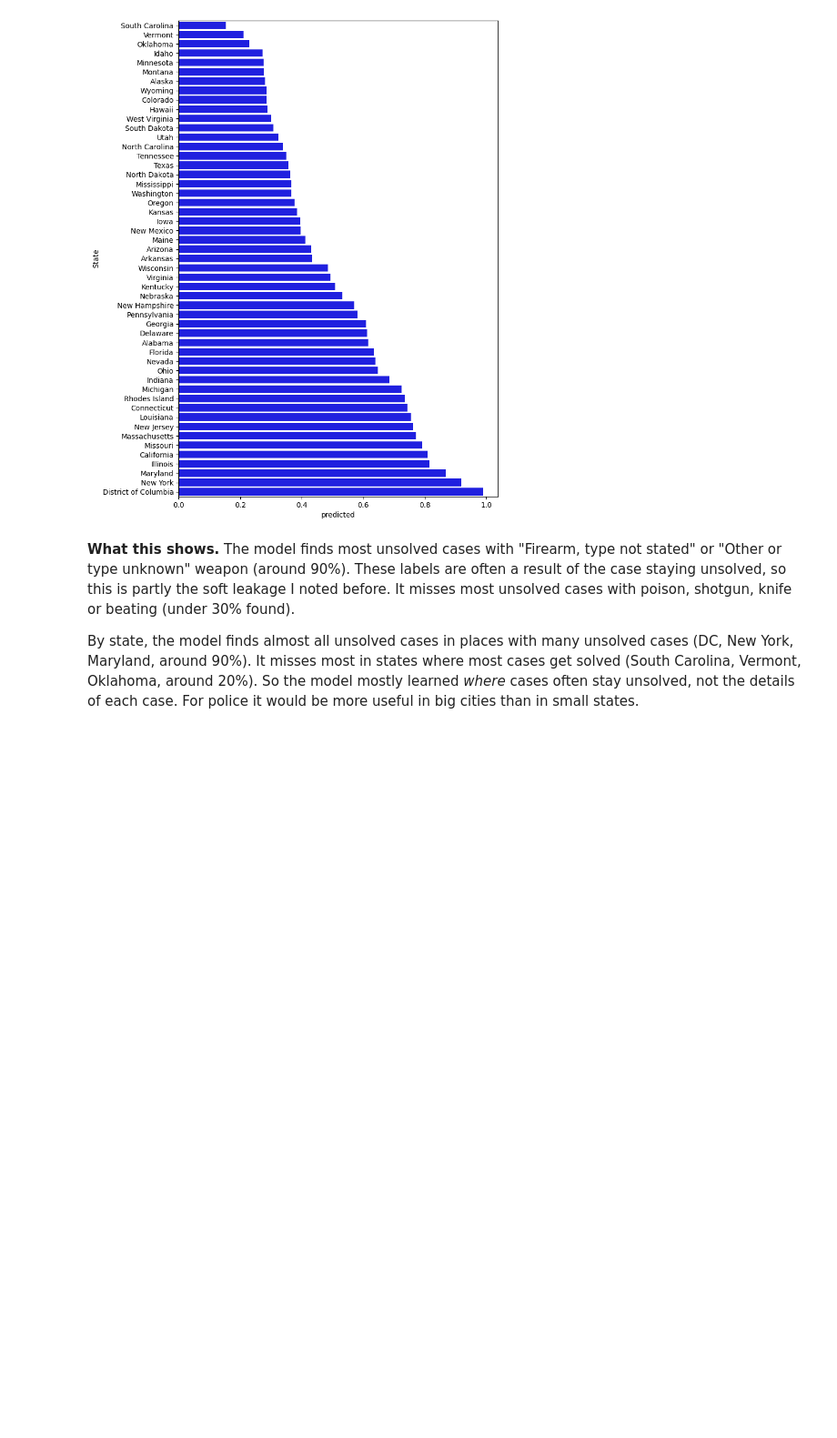
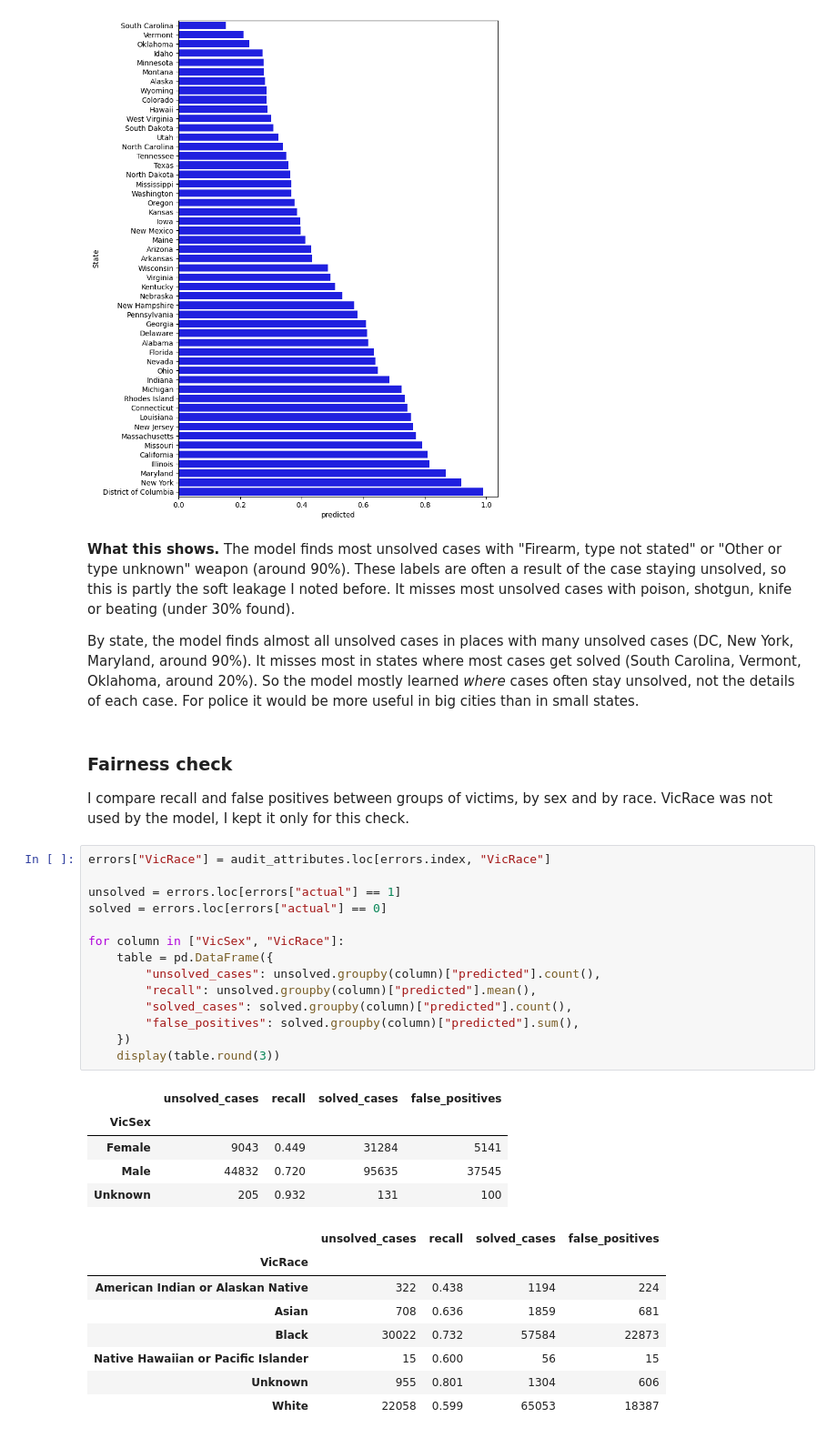
Before and after one commit to Anastasiia-hub0/unsolved-homicides-analysis, a Jupyter notebook: unsolved_homicides_analysis.ipynb, the cells around one changed output. Shown at 91% size. Drawn from its saved outputs; the diff is of its cells as text; blank space fills up the shorter version.

Commit message:
Add fairness check by victim sex and race

```diff
--- a/unsolved_homicides_analysis.ipynb
+++ b/unsolved_homicides_analysis.ipynb
@@ -1146,3 +1146,34 @@ sns.barplot(x="predicted", y="State", data=recall_by_state, color="b");
 **What this shows.** The model finds most unsolved cases with "Firearm, type not stated" or "Other or type unknown" weapon (around 90%). These labels are often a result of the case staying unsolved, so this is partly the soft leakage I noted before. It misses most unsolved cases with poison, shotgun, knife or beating (under 30% found).
 
 By state, the model finds almost all unsolved cases in places with many unsolved cases (DC, New York, Maryland, around 90%). It misses most in states where most cases get solved (South Carolina, Vermont, Oklahoma, around 20%). So the model mostly learned *where* cases often stay unsolved, not the details of each case. For police it would be more useful in big cities than in small states.
+# %% [markdown]
+### Fairness check
+I compare recall and false positives between groups of victims, by sex and by race. VicRace was not used by the model, I kept it only for this check.
+# %%
+errors["VicRace"] = audit_attributes.loc[errors.index, "VicRace"]
+
+unsolved = errors.loc[errors["actual"] == 1]
+solved = errors.loc[errors["actual"] == 0]
+
+for column in ["VicSex", "VicRace"]:
+    table = pd.DataFrame({
+        "unsolved_cases": unsolved.groupby(column)["predicted"].count(),
+        "recall": unsolved.groupby(column)["predicted"].mean(),
+        "solved_cases": solved.groupby(column)["predicted"].count(),
+        "false_positives": solved.groupby(column)["predicted"].sum(),
+    })
+    display(table.round(3))
+# %% [output]
+|  | unsolved_cases | recall | solved_cases | false_positives |
+| VicSex |  |  |  |  |
+| Female | 9043 | 0.449 | 31284 | 5141 |
+| Male | 44832 | 0.720 | 95635 | 37545 |
+| Unknown | 205 | 0.932 | 131 | 100 |
+|  | unsolved_cases | recall | solved_cases | false_positives |
+| VicRace |  |  |  |  |
+| American Indian or Alaskan Native | 322 | 0.438 | 1194 | 224 |
+| Asian | 708 | 0.636 | 1859 | 681 |
+| Black | 30022 | 0.732 | 57584 | 22873 |
+| Native Hawaiian or Pacific Islander | 15 | 0.600 | 56 | 15 |
+| Unknown | 955 | 0.801 | 1304 | 606 |
+| White | 22058 | 0.599 | 65053 | 18387 |
```
Also changed, not shown: parts of 1 cell of this notebook.
